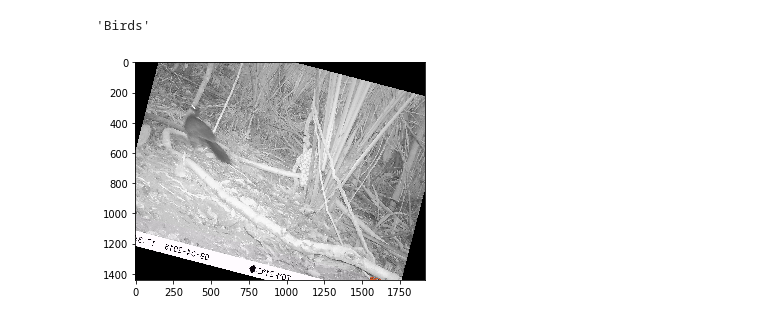
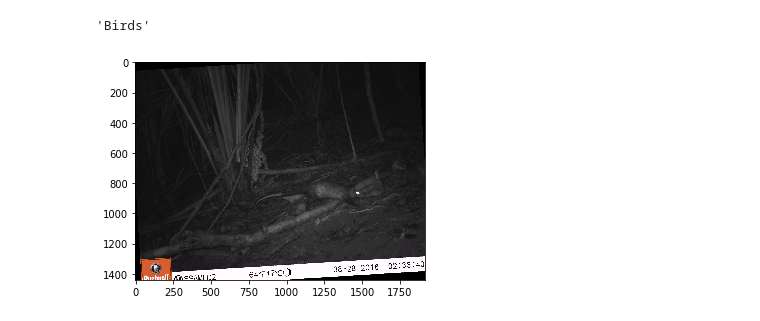
Before and after one commit to montecristo7/Animal-Classification, a Jupyter notebook: classification/Image_Preprocessing.ipynb, the cells around one changed output. Cells and saved outputs as stored; diff of their text form; code cells hidden in the pictures.

```diff
--- a/classification/Image_Preprocessing.ipynb
+++ b/classification/Image_Preprocessing.ipynb
@@ -52,7 +52,7 @@ dataloader[0][1]
 # %% [output]
 'Birds'
 # %%
-plt.imshow(torchvision.utils.make_grid(dataloader[0][0]).numpy().transpose([1,2,0]))
+plt.imshow(torchvision.utils.make_grid(dataloader[10][0]).numpy().transpose([1,2,0]))
 plt.show()
 # %% [output]
-[figure, old version]
+[figure, new version]
```
